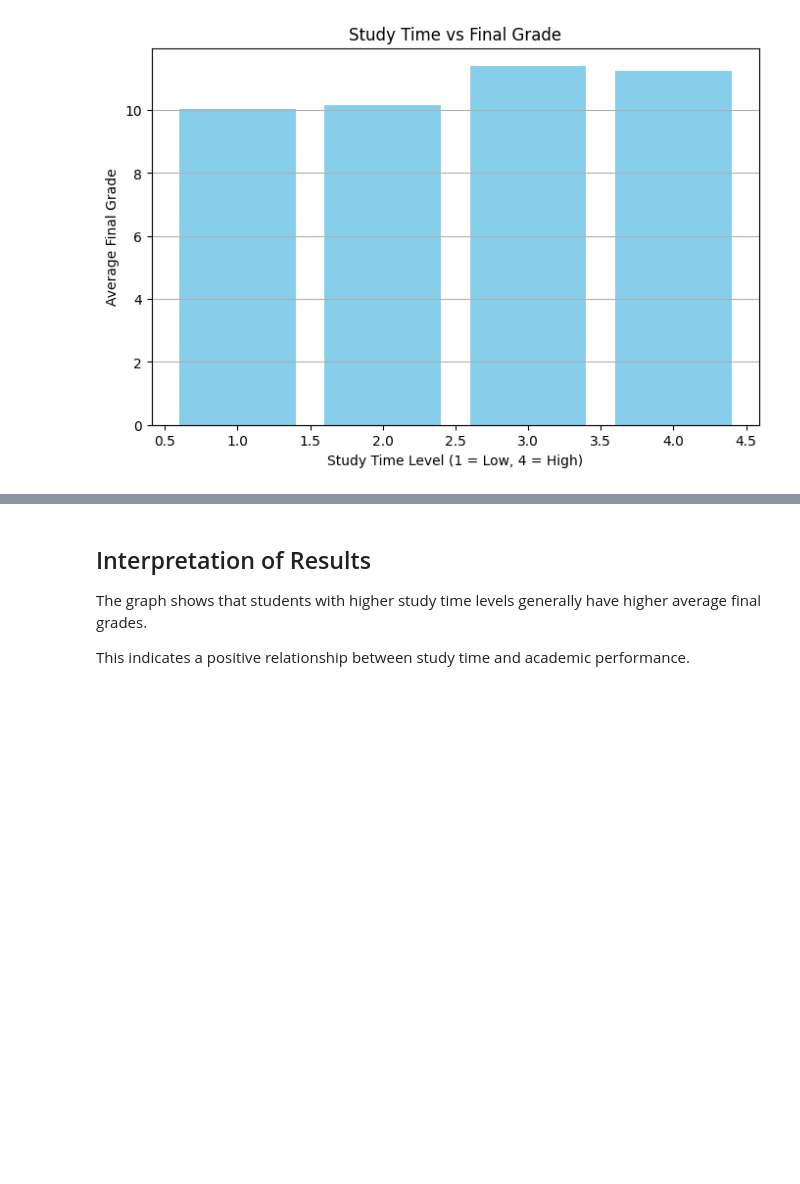
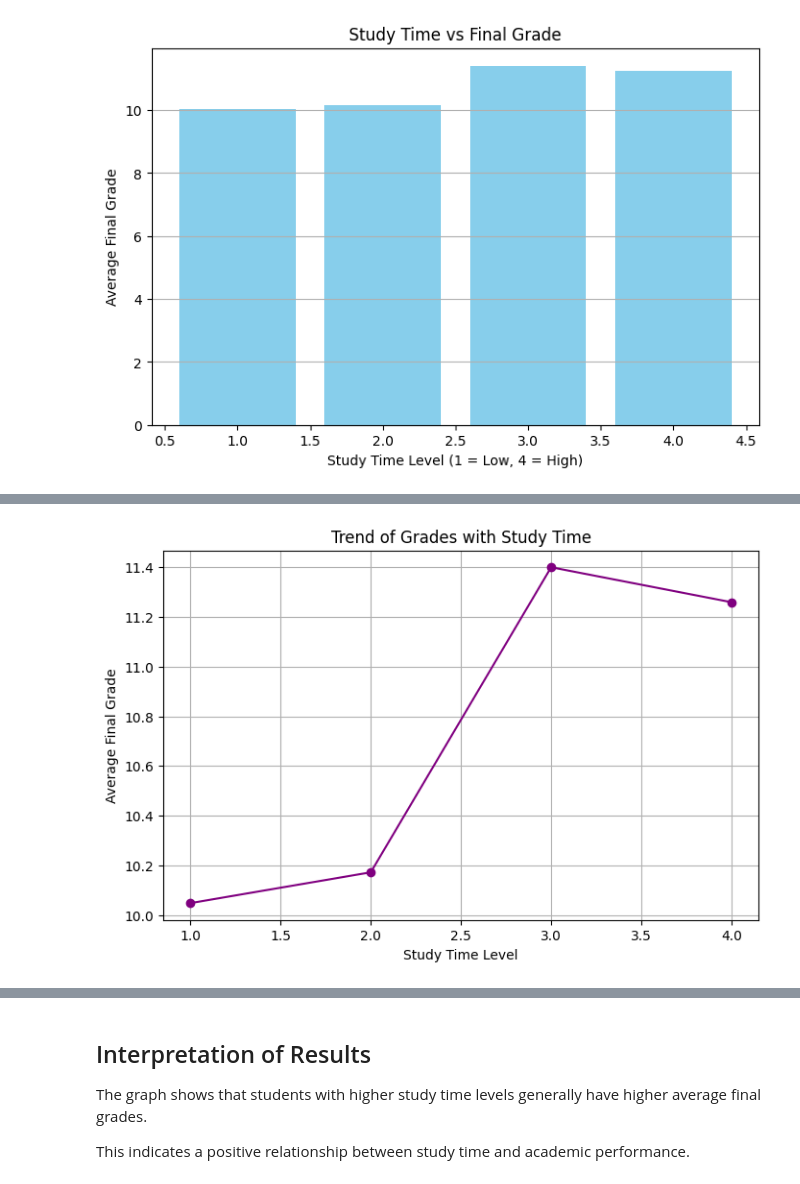
Before and after one commit to 786kashifNJV/student-performance-analysis, a Jupyter notebook: Student Performance Dataset.ipynb, the cells around one changed output, grey strips where cells are left out. Cells and saved outputs as stored; diff of their text form; code cells hidden in the pictures; blank space fills up the shorter version.

```diff
--- a/Student Performance Dataset.ipynb
+++ b/Student Performance Dataset.ipynb
@@ -171,0 +180,20 @@ plt.show()
+# %%
+plt.figure(figsize=(8,5))
+
+plt.plot(
+    avg.index,
+    avg.values,
+    marker='o',
+    linestyle='-',
+    color='purple'
+)
+
+plt.xlabel("Study Time Level")
+plt.ylabel("Average Final Grade")
+plt.title("Trend of Grades with Study Time")
+
+plt.grid(True)
+
+plt.show()
+# %% [output]
+[figure, added]
```
Also changed, not shown: parts of 5 cells of this notebook.
